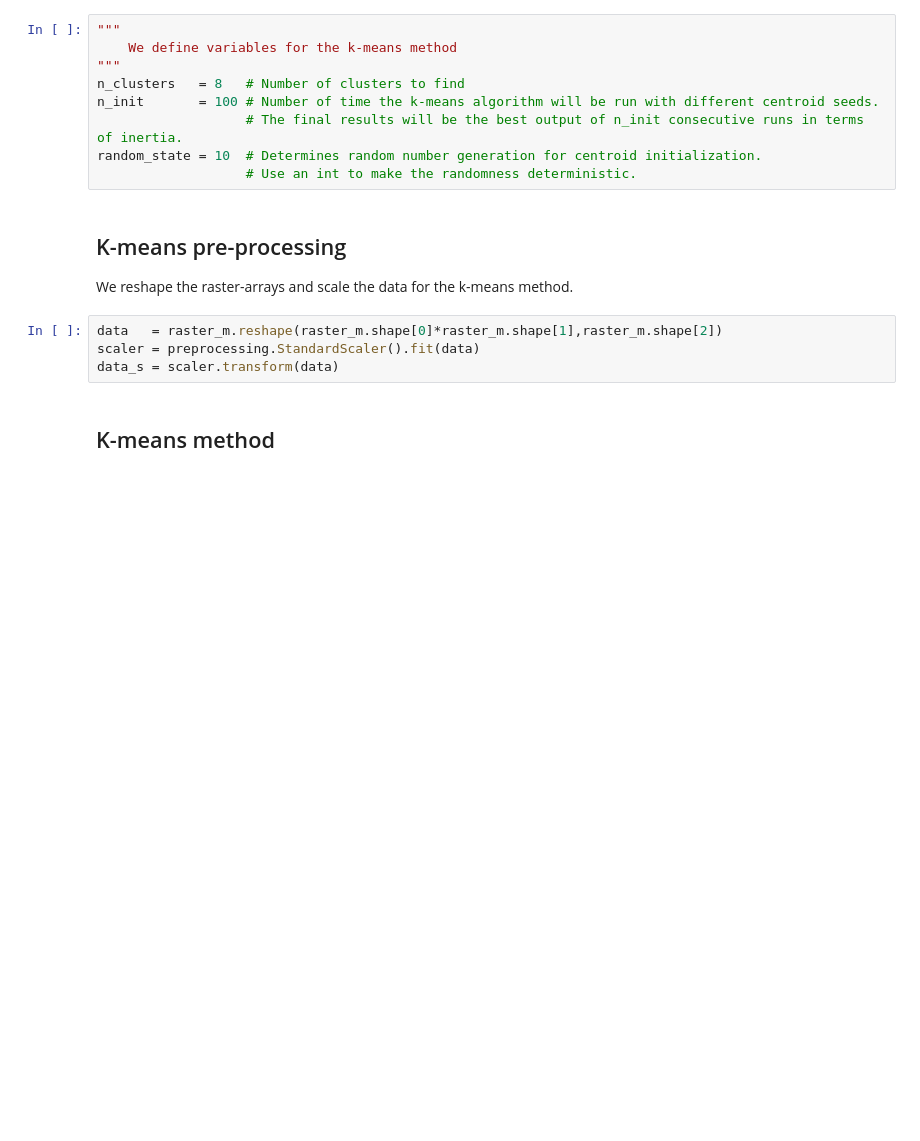
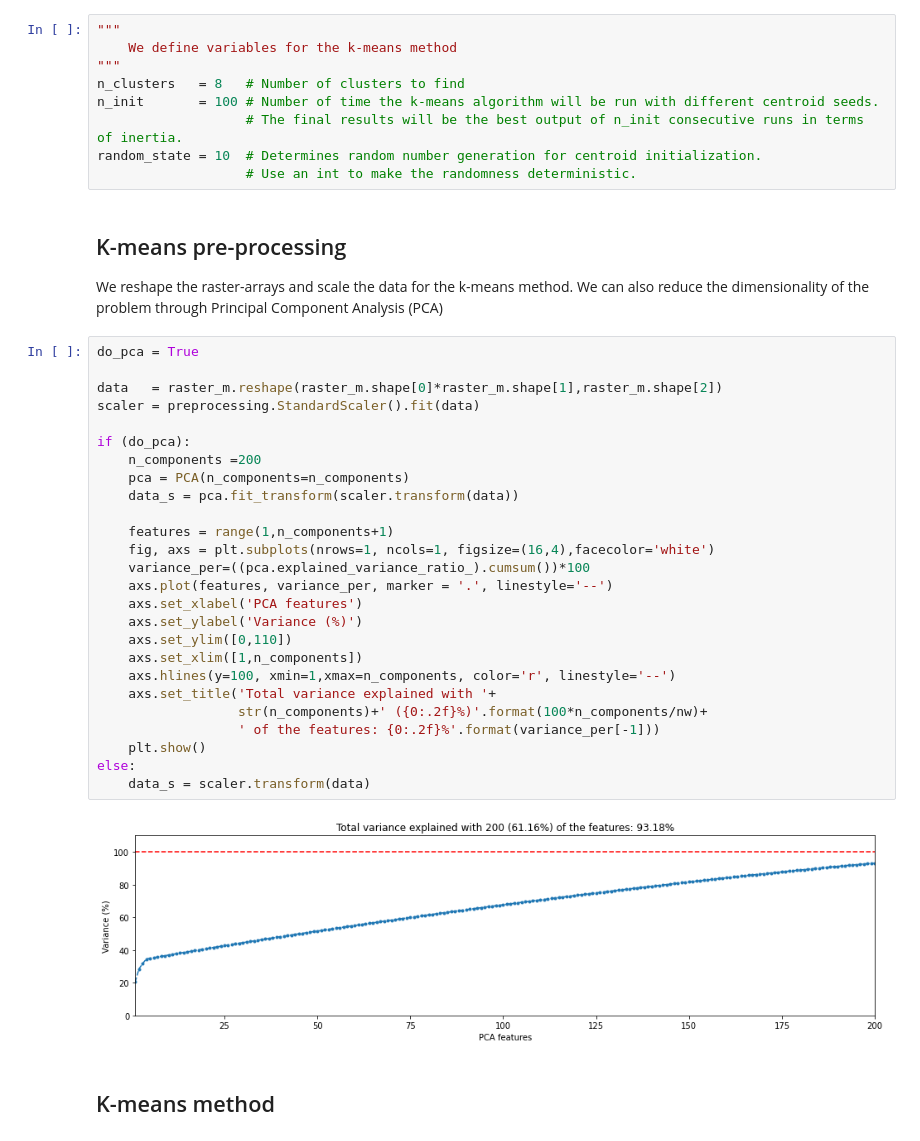
Before and after one commit to dnobrega/DNS, a Jupyter notebook: dnspy/notebooks/k_means_test.ipynb, the cells around one changed output. Drawn from its saved outputs; the diff is of its cells as text; blank space fills up the shorter version.

```diff
--- a/dnspy/notebooks/k_means_test.ipynb
+++ b/dnspy/notebooks/k_means_test.ipynb
@@ -133,10 +133,35 @@ random_state = 10  # Determines random number generation for centroid initializa
 # %% [markdown]
 ## K-means pre-processing
 We reshape the raster-arrays and scale the data for the k-means method.
+We can also reduce the dimensionality of the problem through Principal Component Analysis (PCA)
-# %%
-data   = raster_m.reshape(raster_m.shape[0]*raster_m.shape[1],raster_m.shape[2])
-scaler = preprocessing.StandardScaler().fit(data)
-data_s = scaler.transform(data)
+# %%
+do_pca = True
+
+data   = raster_m.reshape(raster_m.shape[0]*raster_m.shape[1],raster_m.shape[2])
+scaler = preprocessing.StandardScaler().fit(data)
+
+if (do_pca):
+    n_components =200
+    pca = PCA(n_components=n_components)
+    data_s = pca.fit_transform(scaler.transform(data))
+
+    features = range(1,n_components+1)
+    fig, axs = plt.subplots(nrows=1, ncols=1, figsize=(16,4),facecolor='white')
+    variance_per=((pca.explained_variance_ratio_).cumsum())*100
+    axs.plot(features, variance_per, marker = '.', linestyle='--')
+    axs.set_xlabel('PCA features')
+    axs.set_ylabel('Variance (%)')
+    axs.set_ylim([0,110])
+    axs.set_xlim([1,n_components])
+    axs.hlines(y=100, xmin=1,xmax=n_components, color='r', linestyle='--')
+    axs.set_title('Total variance explained with '+
+                  str(n_components)+' ({0:.2f}%)'.format(100*n_components/nw)+
+                  ' of the features: {0:.2f}%'.format(variance_per[-1]))
+    plt.show()
+else:
+    data_s = scaler.transform(data)
+# %% [output]
+[figure, added]
 # %% [markdown]
 ## K-means method
 # %%
```
Also changed, not shown: parts of 6 cells of this notebook.
